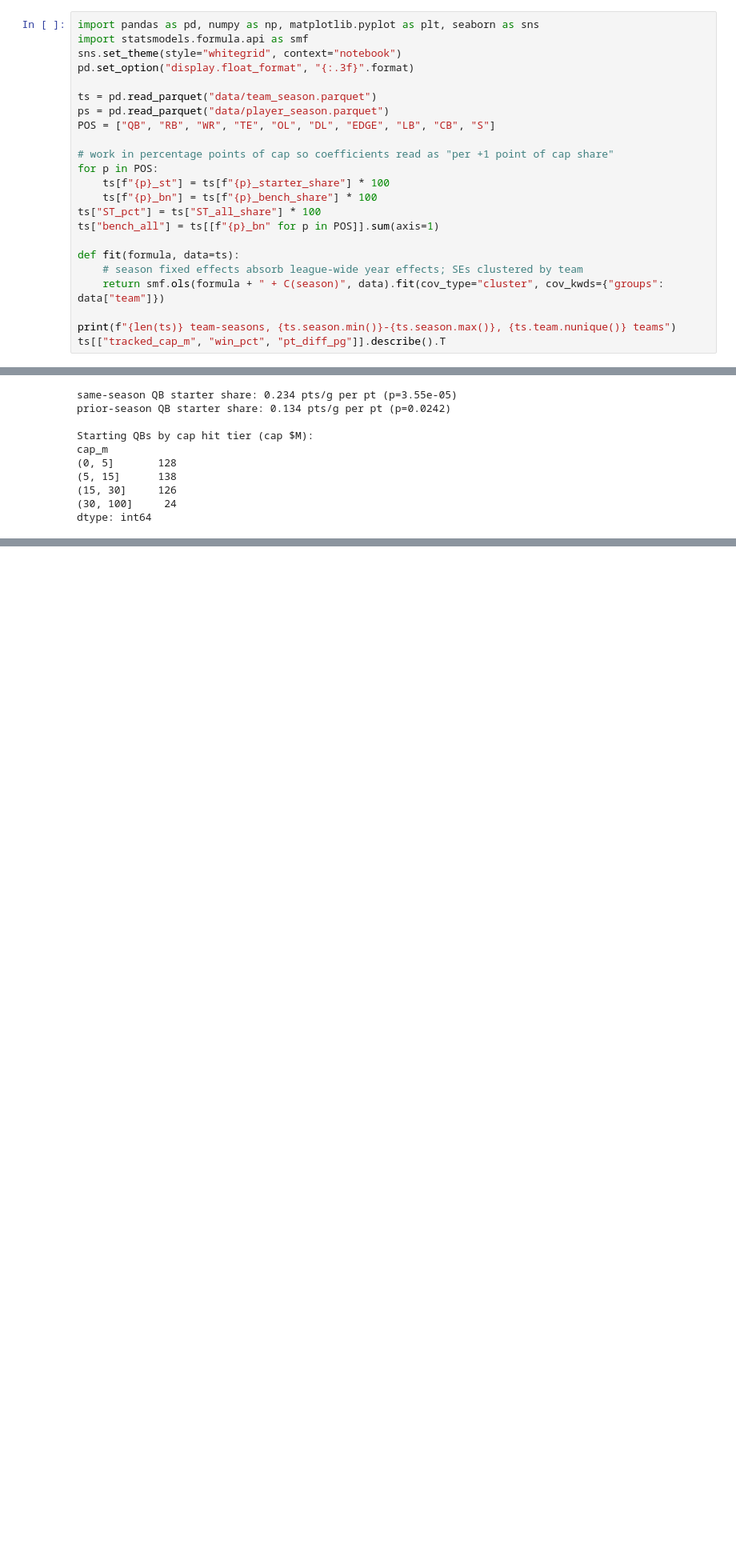
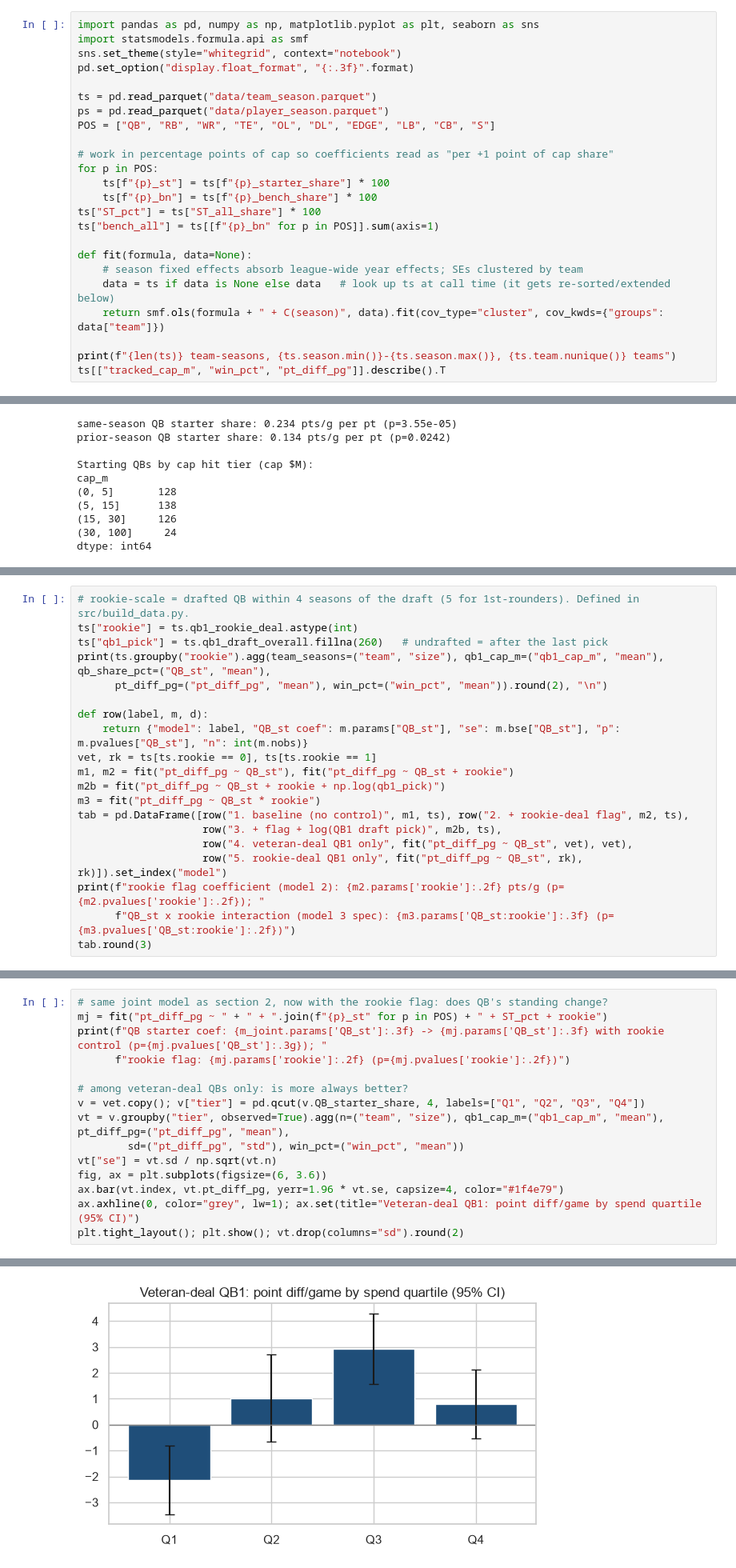
Before and after one commit to noahfighter883/nfl-position-value, a Jupyter notebook: analysis.ipynb, the cells around one changed output, grey strips where cells are left out. Shown at 80% size. Saved outputs shown, nothing was run; the diff lists cells and outputs as text; blank space fills up the shorter version.

Commit message:
Control for rookie-contract QBs; fix stale-data bug in fit helper
Co-Authored-By: Claude Sonnet 5.5 <noreply@anthropic.com>

```diff
--- a/analysis.ipynb
+++ b/analysis.ipynb
@@ -26,8 +26,9 @@ for p in POS:
 ts["ST_pct"] = ts["ST_all_share"] * 100
 ts["bench_all"] = ts[[f"{p}_bn" for p in POS]].sum(axis=1)
 
-def fit(formula, data=ts):
+def fit(formula, data=None):
     # season fixed effects absorb league-wide year effects; SEs clustered by team
+    data = ts if data is None else data   # look up ts at call time (it gets re-sorted/extended below)
     return smf.ols(formula + " + C(season)", data).fit(cov_type="cluster", cov_kwds={"groups": data["team"]})
 
 print(f"{len(ts)} team-seasons, {ts.season.min()}-{ts.season.max()}, {ts.team.nunique()} teams")
@@ -187,0 +201,20 @@ dtype: int64
+# %%
+# rookie-scale = drafted QB within 4 seasons of the draft (5 for 1st-rounders). Defined in src/build_data.py.
+ts["rookie"] = ts.qb1_rookie_deal.astype(int)
+ts["qb1_pick"] = ts.qb1_draft_overall.fillna(260)   # undrafted = after the last pick
+print(ts.groupby("rookie").agg(team_seasons=("team", "size"), qb1_cap_m=("qb1_cap_m", "mean"), qb_share_pct=("QB_st", "mean"),
+      pt_diff_pg=("pt_diff_pg", "mean"), win_pct=("win_pct", "mean")).round(2), "\n")
+
+def row(label, m, d):
+    return {"model": label, "QB_st coef": m.params["QB_st"], "se": m.bse["QB_st"], "p": m.pvalues["QB_st"], "n": int(m.nobs)}
+vet, rk = ts[ts.rookie == 0], ts[ts.rookie == 1]
+m1, m2 = fit("pt_diff_pg ~ QB_st"), fit("pt_diff_pg ~ QB_st + rookie")
+m2b = fit("pt_diff_pg ~ QB_st + rookie + np.log(qb1_pick)")
+m3 = fit("pt_diff_pg ~ QB_st * rookie")
+tab = pd.DataFrame([row("1. baseline (no control)", m1, ts), row("2. + rookie-deal flag", m2, ts),
+                    row("3. + flag + log(QB1 draft pick)", m2b, ts),
+                    row("4. veteran-deal QB1 only", fit("pt_diff_pg ~ QB_st", vet), vet),
+                    row("5. rookie-deal QB1 only", fit("pt_diff_pg ~ QB_st", rk), rk)]).set_index("model")
+print(f"rookie flag coefficient (model 2): {m2.params['rookie']:.2f} pts/g (p={m2.pvalues['rookie']:.2f}); "
+      f"QB_st x rookie interaction (model 3 spec): {m3.params['QB_st:rookie']:.3f} (p={m3.pvalues['QB_st:rookie']:.2f})")
+tab.round(3)
@@ -187,0 +235,16 @@ dtype: int64
+# %%
+# same joint model as section 2, now with the rookie flag: does QB's standing change?
+mj = fit("pt_diff_pg ~ " + " + ".join(f"{p}_st" for p in POS) + " + ST_pct + rookie")
+print(f"QB starter coef: {m_joint.params['QB_st']:.3f} -> {mj.params['QB_st']:.3f} with rookie control (p={mj.pvalues['QB_st']:.3g}); "
+      f"rookie flag: {mj.params['rookie']:.2f} (p={mj.pvalues['rookie']:.2f})")
+
+# among veteran-deal QBs only: is more always better?
+v = vet.copy(); v["tier"] = pd.qcut(v.QB_starter_share, 4, labels=["Q1", "Q2", "Q3", "Q4"])
+vt = v.groupby("tier", observed=True).agg(n=("team", "size"), qb1_cap_m=("qb1_cap_m", "mean"), pt_diff_pg=("pt_diff_pg", "mean"),
+        sd=("pt_diff_pg", "std"), win_pct=("win_pct", "mean"))
+vt["se"] = vt.sd / np.sqrt(vt.n)
+fig, ax = plt.subplots(figsize=(6, 3.6))
+ax.bar(vt.index, vt.pt_diff_pg, yerr=1.96 * vt.se, capsize=4, color="#1f4e79")
+ax.axhline(0, color="grey", lw=1); ax.set(title="Veteran-deal QB1: point diff/game by spend quartile (95% CI)")
+plt.tight_layout(); plt.show(); vt.drop(columns="sd").round(2)
+# %% [output]
@@ -187,0 +252 @@ dtype: int64
+[figure, added]
```
Also changed, not shown: parts of 5 cells of this notebook, 2 other files.
